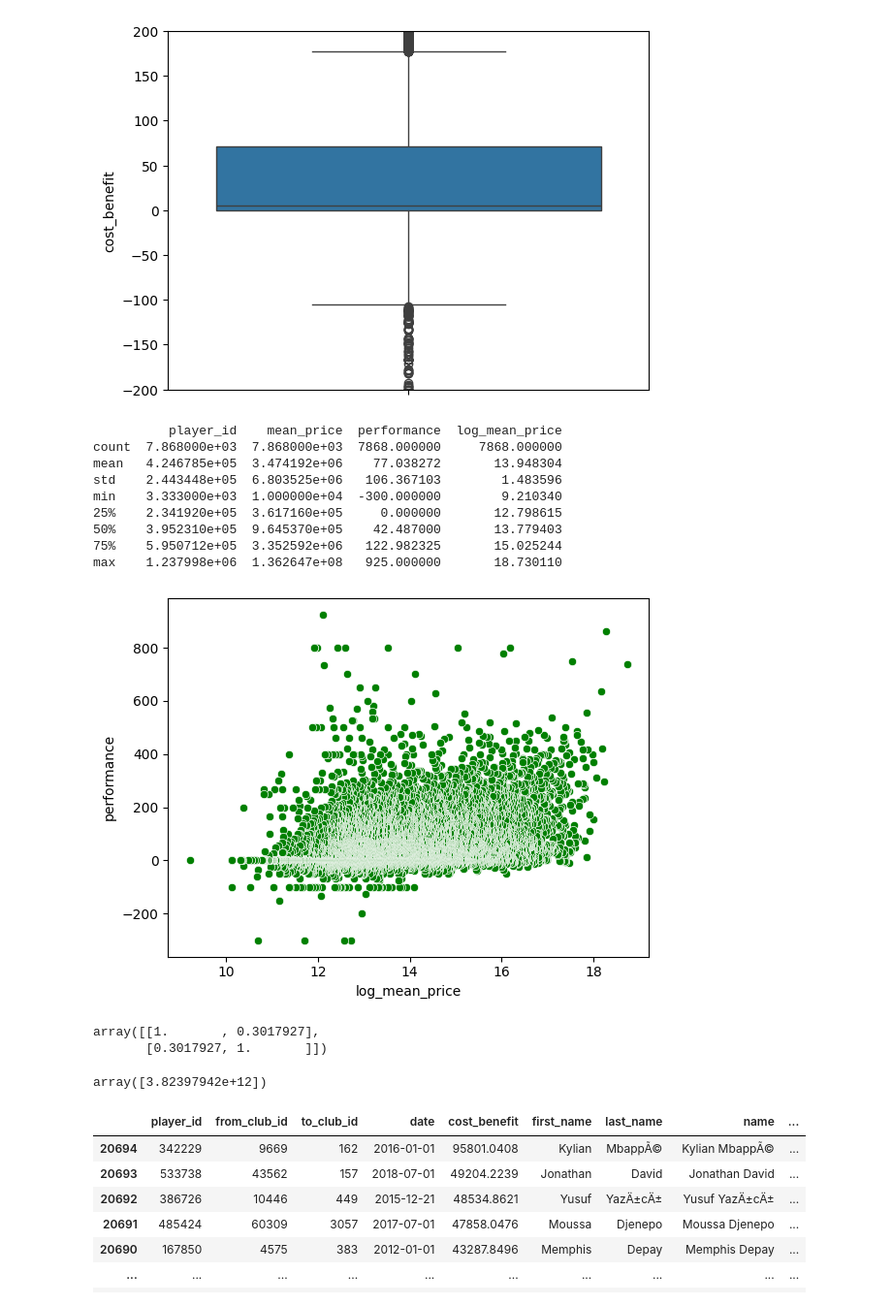
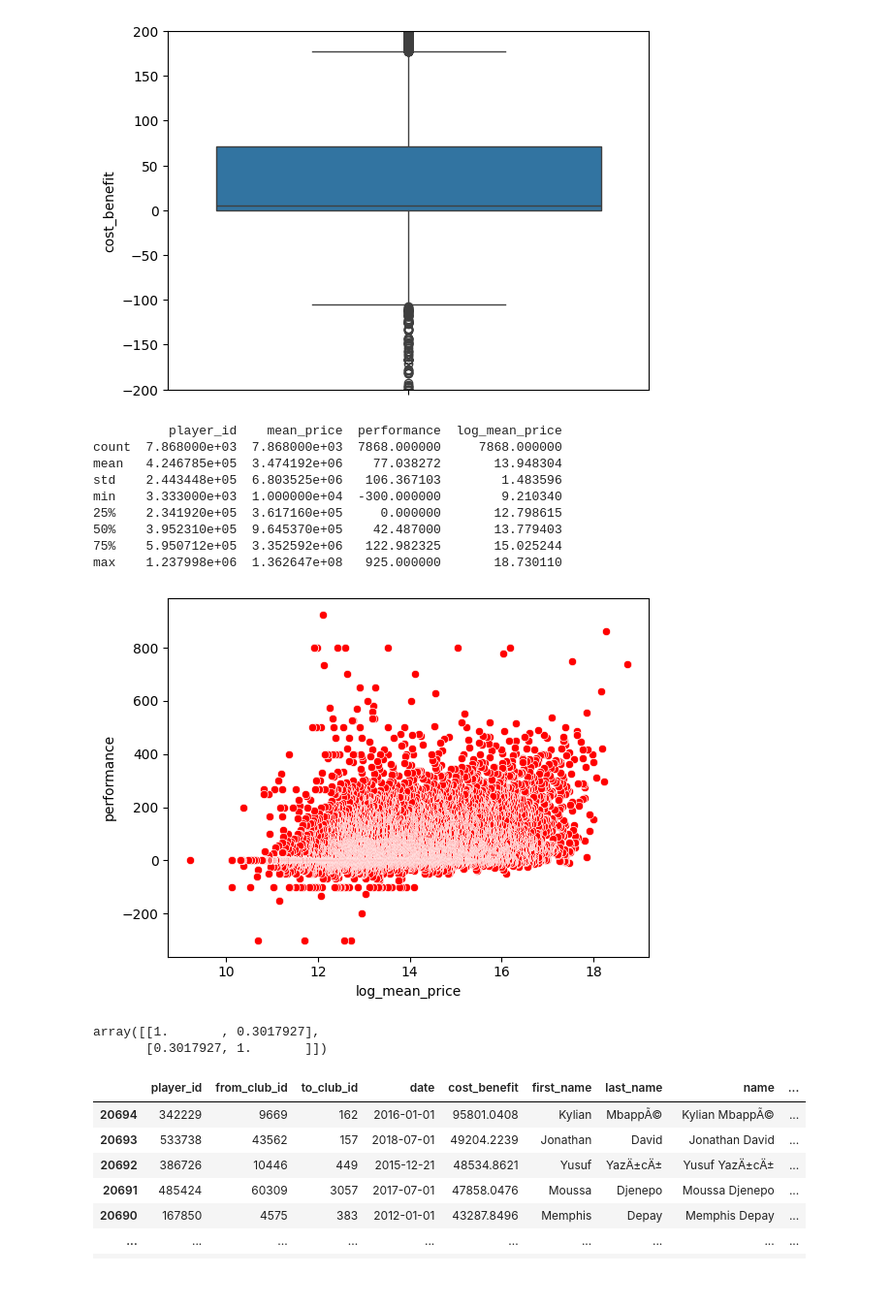
Before and after one commit to nicolasspaniol/a1-linguagens-de-programacao, a Jupyter notebook: src/teste.ipynb, the cells around one changed output. Shown at 97% size. Saved outputs shown, nothing was run; the diff lists cells and outputs as text; code cells hidden in the pictures.

```diff
--- a/src/teste.ipynb
+++ b/src/teste.ipynb
@@ -204,33 +204,29 @@ max    1.237998e+06  111702.000000  111271.000000  95801.040800
 # %%
 import numpy as np
 performance = open_csv("performance")
 performance.sort_values(by='mean_price', ascending=False, inplace=True)
 
 performance["log_mean_price"] = np.log(performance["mean_price"])
 
 print(performance.describe())
-sns.scatterplot(data=performance, x="log_mean_price", y="performance", color="green")
+sns.scatterplot(data=performance, x="log_mean_price", y="performance", color="red")
 plt.show()
 # %% [output]
           player_id    mean_price  performance  log_mean_price
 count  7.868000e+03  7.868000e+03  7868.000000     7868.000000
 mean   4.246785e+05  3.474192e+06    77.038272       13.948304
 std    2.443448e+05  6.803525e+06   106.367103        1.483596
 min    3.333000e+03  1.000000e+04  -300.000000        9.210340
 25%    2.341920e+05  3.617160e+05     0.000000       12.798615
 50%    3.952310e+05  9.645370e+05    42.487000       13.779403
 75%    5.950712e+05  3.352592e+06   122.982325       15.025244
 max    1.237998e+06  1.362647e+08   925.000000       18.730110
-[figure, old version]
+[figure, new version]
 # %%
 np.corrcoef(performance["performance"], performance["mean_price"])
 # %% [output]
 array([[1.       , 0.3017927],
        [0.3017927, 1.       ]])
-# %%
-np.correlate(performance["performance"], performance["mean_price"])
-# %% [output]
-array([3.82397942e+12])
 # %%
 
 pd.merge(cost_benefit, players, how="left", on="player_id").sort_values("cost_benefit", ascending=False)
```
Also changed, not shown: parts of 4 cells of this notebook, 1 other file.
